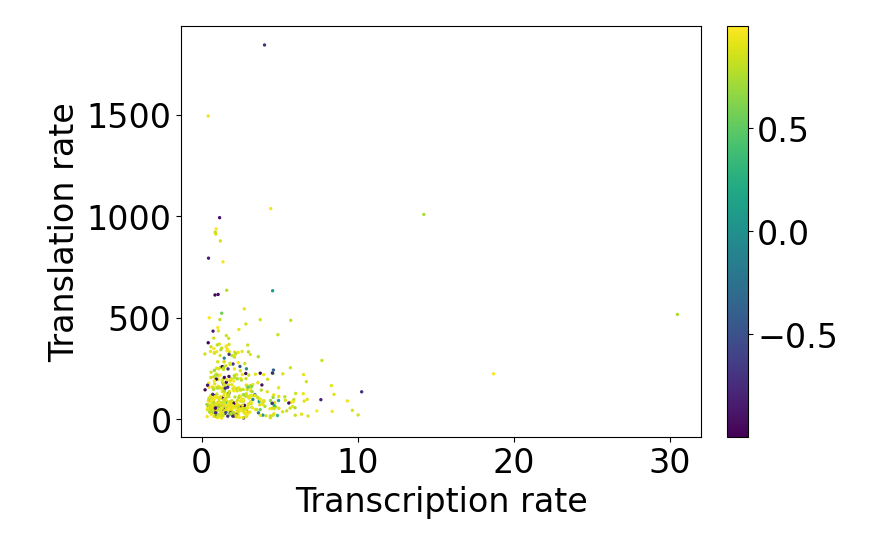
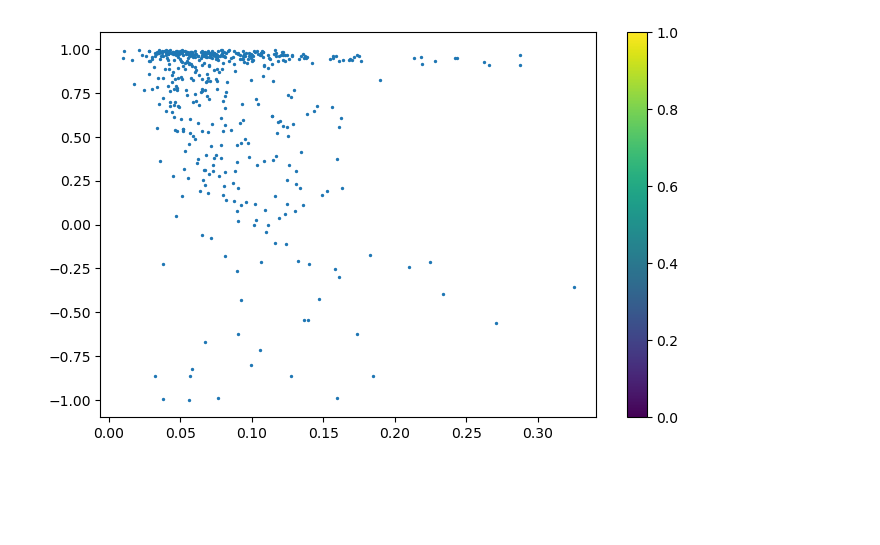
Before and after one commit to reliscu/chronocell_simulations, a Jupyter notebook: simulate_data.ipynb, the cells around one changed output. Saved outputs shown, nothing was run; the diff lists cells and outputs as text; code cells hidden in the pictures; blank space fills up the shorter version.

Commit message:
analyses to figure out reltationship between parameters and correlations

```diff
--- a/simulate_data.ipynb
+++ b/simulate_data.ipynb
@@ -53,9 +53,11 @@ deg_rate_sd = 1.5
 # Simulate data
 
 n = 2000 # No. cells per lineage
-p = 500 # No. genes
+p = 1000 # No. genes
 topo = np.array([[0, 1, 2], [0, 1, 3]])
 tau = (0, 10, 24)
 
 theta = get_RNA_params(topo, p, alpha_mu, alpha_sd, beta_mu, beta_sd, gamma_mu, gamma_sd, random_seed=random_seed)
 phi = get_protein_params(p, transl_rate_mu, transl_rate_sd, deg_rate_mu, deg_rate_sd, random_seed=random_seed)
+Y_observed, Y, theta, rd, true_t, true_l = simulate_RNA(topo, tau, theta, n, random_seed=random_seed)
+P_observed, P = simulate_protein_from_RNA(Y, topo, true_t, true_l, phi, random_seed=random_seed)
@@ -239,3 +76,0 @@ for i in range(p):
-# %%
-i = 0
-cor = np.corrcoef(Y[l*n:(l+1)*n, i, 1], P[l*n:(l+1)*n, i])[0, 1] # Correlation between RNA and protein abundance for gene i
@@ -311,11 +80,0 @@ Name: 18, dtype: float64
-# %%
-idx = 2
-cor = 0
-
-i = data.loc[data['Cor'] < cor].index[idx]
-print(data.iloc[i])
-print(i)
-y_i = Y[l*n:(l+1)*n, i, 1]/max(Y[l*n:(l+1)*n, i, 1])
-p_i = P[l*n:(l+1)*n, i]/max(P[l*n:(l+1)*n, i])
-plt.scatter(true_t[true_l == l], y_i, s=1)
-plt.scatter(true_t[true_l == l], p_i, s=1)
@@ -334,0 +81,22 @@ Name: 34, dtype: float64
+# %%
+data = pd.DataFrame(columns=['Cor', 'Starting_y', 'Alpha', 'Beta', 'Gamma', 'Translation_rate', 'Degradation_rate'])
+
+l = 0
+theta_l = np.concatenate((theta[:,topo[l]], theta[:,-2:]), axis=1)
+
+for i in range(p):
+    y_i = Y[l*n:(l+1)*n, i, 1]
+    p_i = P[l*n:(l+1)*n, i]
+
+    row = {
+        'Cor': np.corrcoef(y_i, p_i)[0, 1],
+        'Starting_y': y_i[0],
+        'Alpha': np.mean(theta_l[i, :len(tau)]),
+        'Beta': theta_l[i, -2],
+        'Gamma': theta_l[i, -1],
+        'Translation_rate': phi[i, 0],
+        'Degradation_rate': phi[i, -1]
+    }
+    rows.append(row)
+
+data = pd.DataFrame(rows)
@@ -335,9 +200,7 @@ Name: 34, dtype: float64
 # %%
 plt.figure(figsize=(8, 5))
-plot = plt.scatter(data['Alpha'], data['Translation_rate'], c=data['Cor'], s=2);
-plt.xlabel('Transcription rate');
-plt.ylabel('Translation rate');
+plot = plt.scatter(data_fidataltered['Gamma'], data['Cor'], s=2);
 cbar = plt.colorbar(plot);
 plt.show();
 # %% [output]
-[figure, old version]
+[figure, new version]
```
Also changed, not shown: parts of 38 cells of this notebook, 1 other file.
